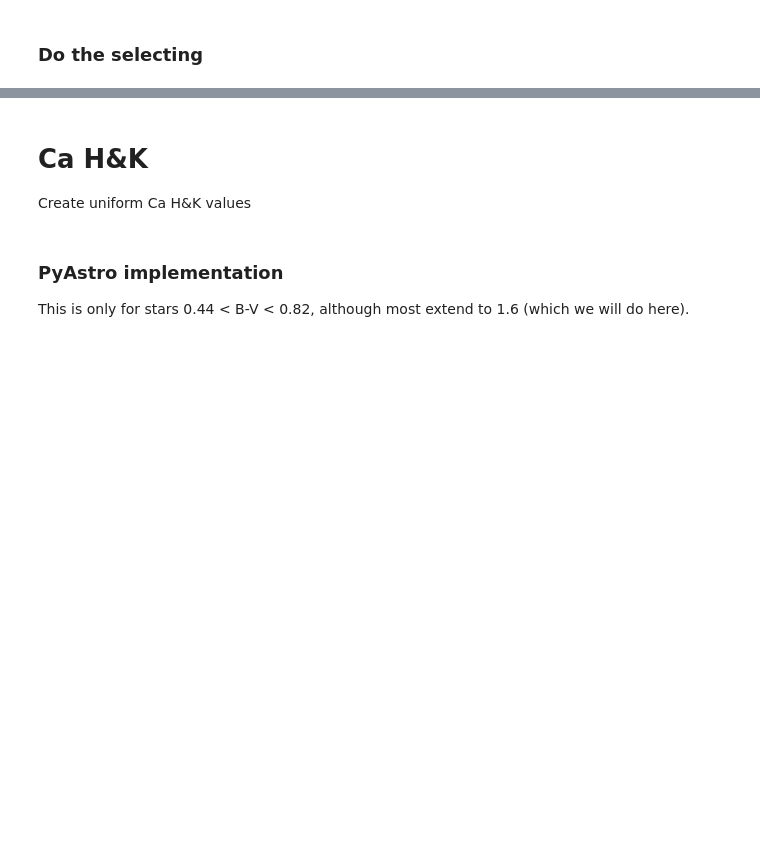
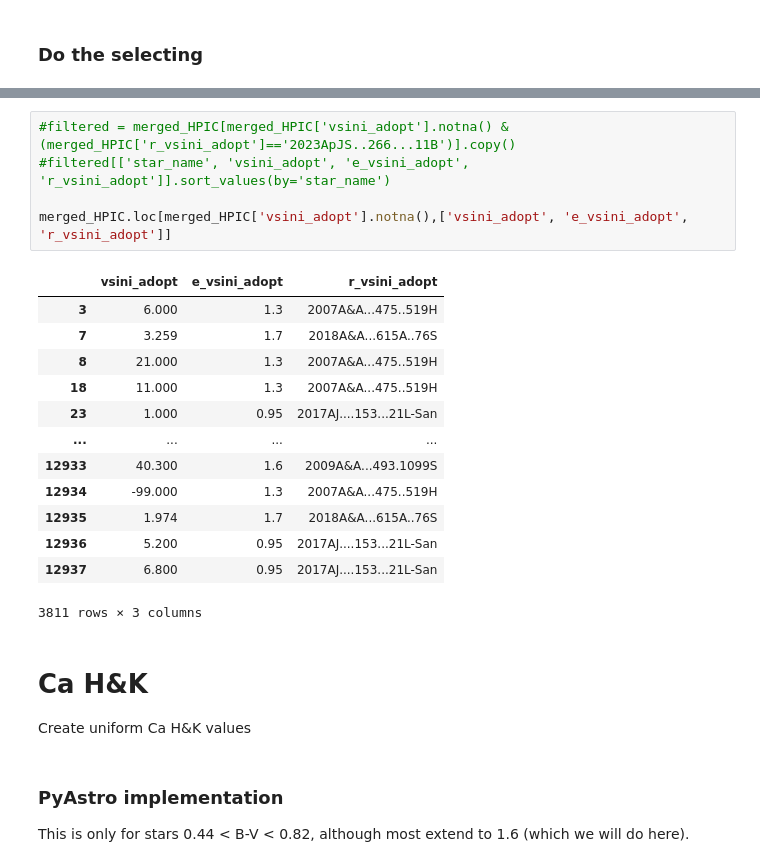
Before and after one commit to ernewton/TSS_ARC, a Jupyter notebook: TSS Activity and Rotation Catalog/Cross-matching.ipynb, the cells around one changed output, grey strips where cells are left out. Cells and saved outputs as stored; diff of their text form; blank space fills up the shorter version.

```diff
--- a/TSS Activity and Rotation Catalog/Cross-matching.ipynb
+++ b/TSS Activity and Rotation Catalog/Cross-matching.ipynb
@@ -447,3 +503,22 @@ merged_HPIC = select_value(merged_HPIC, phot_jitter_columns, 'phot_jitter_adopt'
+# %%
+#filtered = merged_HPIC[merged_HPIC['vsini_adopt'].notna() & (merged_HPIC['r_vsini_adopt']=='2023ApJS..266...11B')].copy()
+#filtered[['star_name', 'vsini_adopt', 'e_vsini_adopt', 'r_vsini_adopt']].sort_values(by='star_name')
+
+merged_HPIC.loc[merged_HPIC['vsini_adopt'].notna(),['vsini_adopt', 'e_vsini_adopt', 'r_vsini_adopt']]
+# %% [output]
+|  | vsini_adopt | e_vsini_adopt | r_vsini_adopt |
+| 3 | 6.000 | 1.3 | 2007A&A...475..519H |
+| 7 | 3.259 | 1.7 | 2018A&A...615A..76S |
+| 8 | 21.000 | 1.3 | 2007A&A...475..519H |
+| 18 | 11.000 | 1.3 | 2007A&A...475..519H |
+| 23 | 1.000 | 0.95 | 2017AJ....153...21L-San |
+| ... | ... | ... | ... |
+| 12933 | 40.300 | 1.6 | 2009A&A...493.1099S |
+| 12934 | -99.000 | 1.3 | 2007A&A...475..519H |
+| 12935 | 1.974 | 1.7 | 2018A&A...615A..76S |
+| 12936 | 5.200 | 0.95 | 2017AJ....153...21L-San |
+| 12937 | 6.800 | 0.95 | 2017AJ....153...21L-San |
+3811 rows × 3 columns
 # %% [markdown]
 # Ca H&K
 
```
Also changed, not shown: parts of 10 cells of this notebook, 5 other files.
